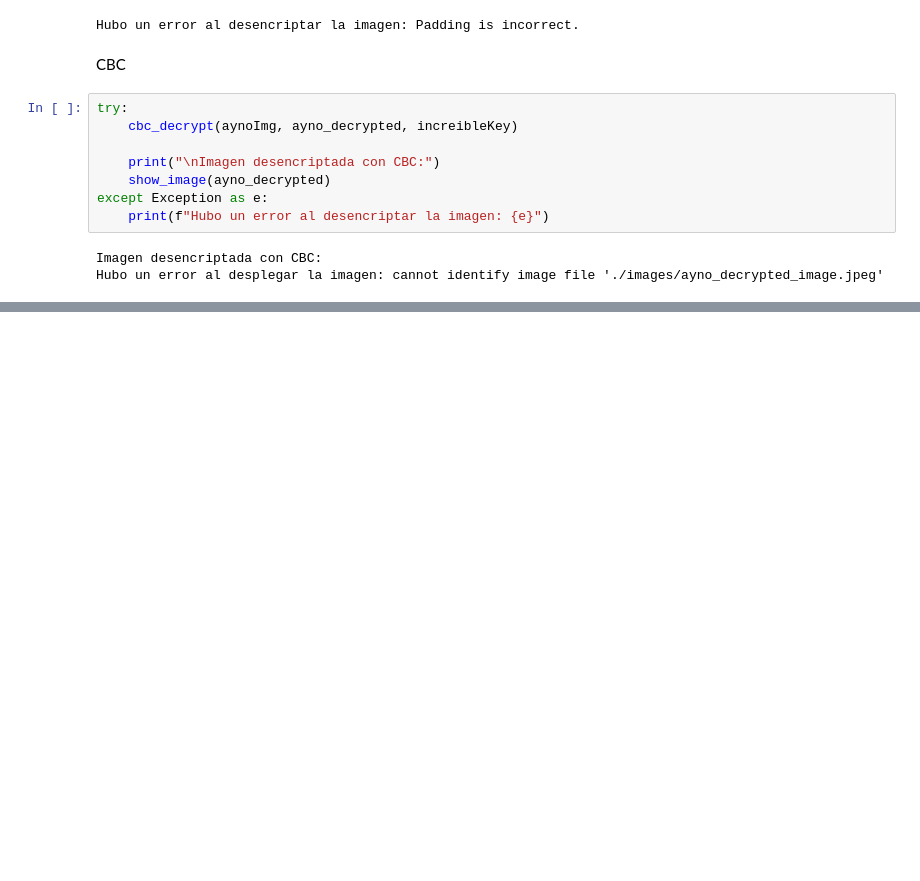
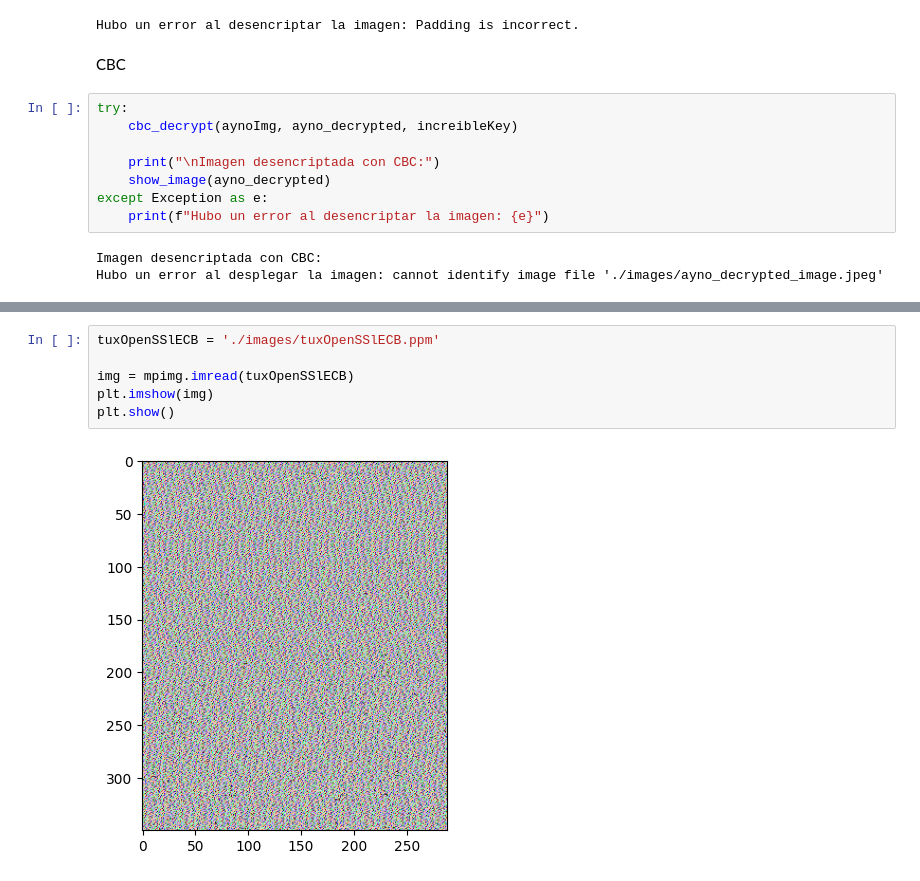
Before and after one commit to javim7/Cifrado-Informacion, a Jupyter notebook: lab3.ipynb, the cells around one changed output, grey strips where cells are left out. Drawn from its saved outputs; the diff is of its cells as text; blank space fills up the shorter version.

```diff
--- a/lab3.ipynb
+++ b/lab3.ipynb
@@ -126,0 +155,8 @@ Al implementar la función de descifrado con modo ECB con la imagen de Mr. Incre
+# %%
+tuxOpenSSlECB = './images/tuxOpenSSlECB.ppm'
+
+img = mpimg.imread(tuxOpenSSlECB)
+plt.imshow(img)
+plt.show()
+# %% [output]
+[figure, added]
```
Also changed, not shown: parts of 7 cells of this notebook, 3 other files.
